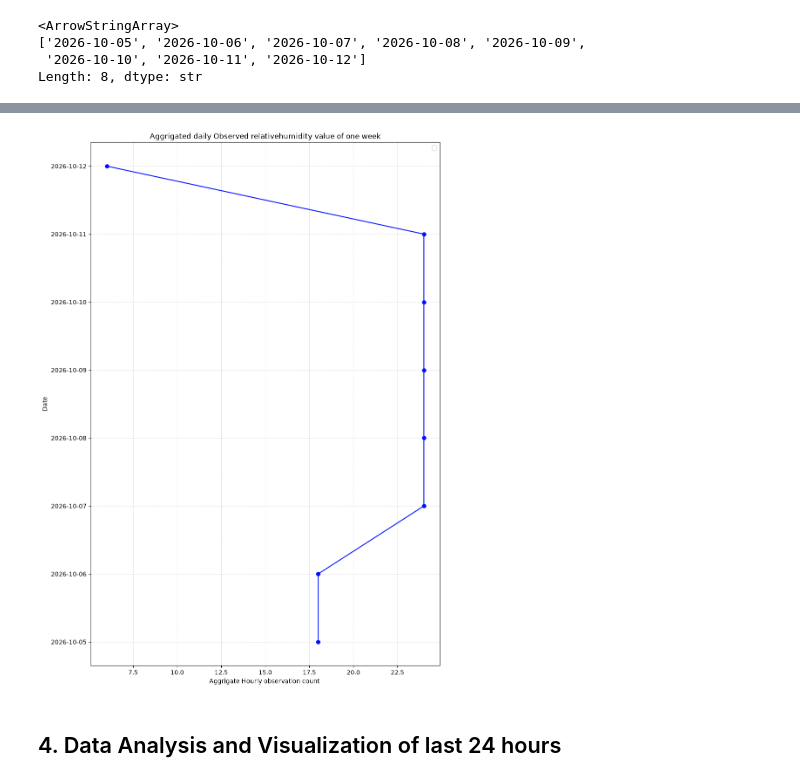
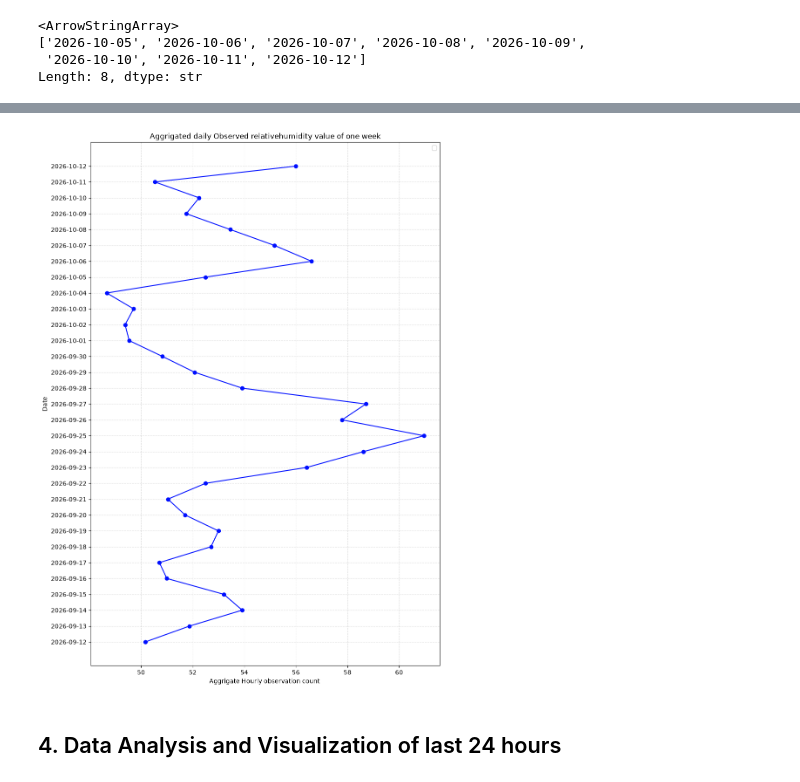
Before and after one commit to Laxmination/Kathmandu-PM2.5-Forecasting, a Jupyter notebook: RelativeHumidity/Gothatar data analysis.ipynb, the cells around one changed output, grey strips where cells are left out. Cells and saved outputs as stored; diff of their text form; code cells hidden in the pictures.

Commit message:
gothatar data analysis of relativehumidity

```diff
--- a/RelativeHumidity/Gothatar data analysis.ipynb
+++ b/RelativeHumidity/Gothatar data analysis.ipynb
@@ -387,0 +203,17 @@ Index(['date', 'Relativehumidity_daily_mean', 'hourly_observation_count',
+# %%
+# Group records by local calendar date and calculate the daily mean humidity.
+# `value` becomes the mean relative humidity for that day.
+daily_means = (
+    df30.groupby(
+        ["date", "location_id", "location_name", "parameter", "unit",
+         "timezone", "latitude", "longitude", "owner_name", "provider"],
+        as_index=False
+    )
+    .agg(
+        value=("value", "mean"),              # daily average humidity
+        observation_count=("value", "count")  # readings included that day
+    )
+)
+
+# Optional: round the daily mean to two decimal places
+daily_means["value"] = daily_means["value"].round(2)
@@ -388,14 +240,14 @@ Index(['date', 'Relativehumidity_daily_mean', 'hourly_observation_count',
 # %%
 fig = plt.figure(figsize=(10, 15))
 ax = fig.add_axes([0.1, 0.1, 0.8, 0.8])
-ax.plot(daily['hourly_observation_count'], daily['date'], color ='#000fff', marker='o')
+ax.plot(daily_means['value'], daily_means['date'], color ='#000fff', marker='o')
 plt.xlabel('Aggrigate Hourly observation count ')
 plt.ylabel('Date')
 plt.title("Aggrigated daily Observed relativehumidity value of one week")
 plt.grid(linestyle='--', alpha=0.4)
 plt.legend()
 plt.show()
 # %% [output]
-[figure, old version]
+[figure, new version]
 # %% [markdown]
 ## 4. Data Analysis and Visualization of last 24 hours
```
Also changed, not shown: parts of 34 cells of this notebook, 1 other file.
